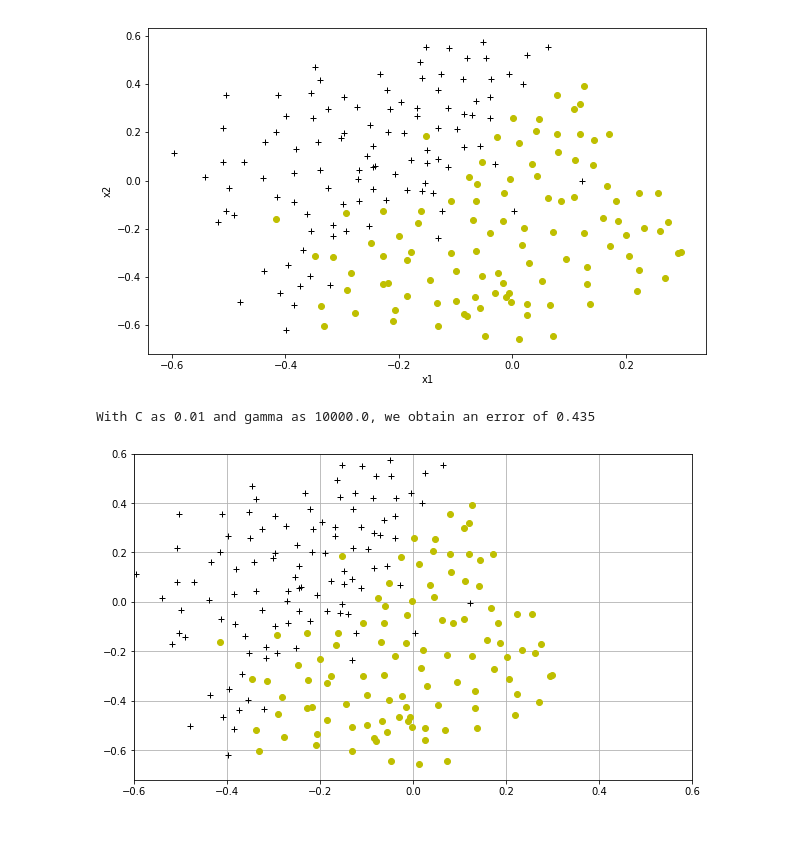
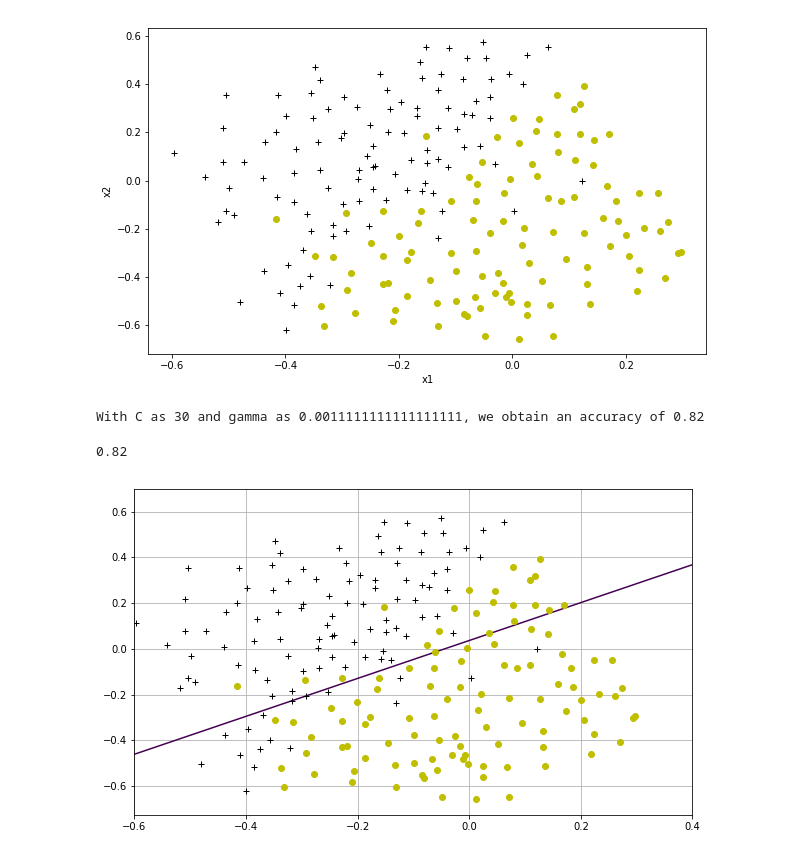
Before and after one commit to luiznonenmacher/machinelearning-coursera, a Jupyter notebook: ex6/Support Vector Machines.ipynb, the cells around one changed output. Drawn from its saved outputs; the diff is of its cells as text; code cells hidden in the pictures.

```diff
--- a/ex6/Support Vector Machines.ipynb
+++ b/ex6/Support Vector Machines.ipynb
@@ -138,26 +138,45 @@ plt.show()
 # %%
 C_list = [0.01, 0.03, 0.1, 0.3, 1, 3, 10, 30]
 gamma_list = [0.01**-2, 0.03**-2, 0.1**-2, 0.3**-2, 1**-2, 3**-2, 10**-2, 30**-2]
-smallest_error = 1000
+smallest_accuracy = 0
 
 for C in C_list:
     for gamma in gamma_list:
         svm = SVC(C=C, kernel='rbf', gamma=gamma)
         svm.fit(x,y)
-        error = svm.score(x_val, y_val)
-        if error < smallest_error:
+        accuracy = svm.score(x_val, y_val)
+        if accuracy > smallest_accuracy:
             smallest_error = error
             best_C = C
             best_gamma = gamma
 
-print('With C as {} and gamma as {}, we obtain an error of {}'.format(best_C, best_gamma, smallest_error))
+print('With C as {} and gamma as {}, we obtain an accuracy of {}'.format(best_C, best_gamma, smallest_error))
 # %% [output]
-With C as 0.01 and gamma as 10000.0, we obtain an error of 0.435
+With C as 30 and gamma as 0.0011111111111111111, we obtain an accuracy of 0.82
 # %%
-svm = SVC(C=0.01, kernel='rbf', gamma=1000)
+svm = SVC(C=30, kernel='rbf', gamma=0.0011111111111)
 svm.fit(x,y)
-pos = x[y == 1]
-neg = x[y == 0]
-plot_countour(svm, pos, neg)
+svm.score(x_val, y_val)
 # %% [output]
-[figure, removed]
+0.82
+# %%
+test1 = np.linspace(-0.6, 0.4, 250)
+test2 = np.linspace(-0.5, 0.7, 250)
+z = np.empty((250,250))
+
+for i in range(len(test1)):
+    for j in range(len(test2)):
+        array = np.array([test1[i], test2[j]]).reshape(1,-1)
+        z[i][j] = svm.decision_function(array)
+
+z = np.transpose(z)
+xx,yy = np.meshgrid(test1,test2)
+
+plt.figure(figsize=(10,6))
+plt.plot(pos[:,0],pos[:,1],'k+')
+plt.plot(neg[:,0],neg[:,1],'yo')
+plt.contour(xx,yy,z, [0])
+plt.grid(True)
+plt.show()
+# %% [output]
+[figure, added]
```
Also changed, not shown: parts of 2 cells of this notebook.
